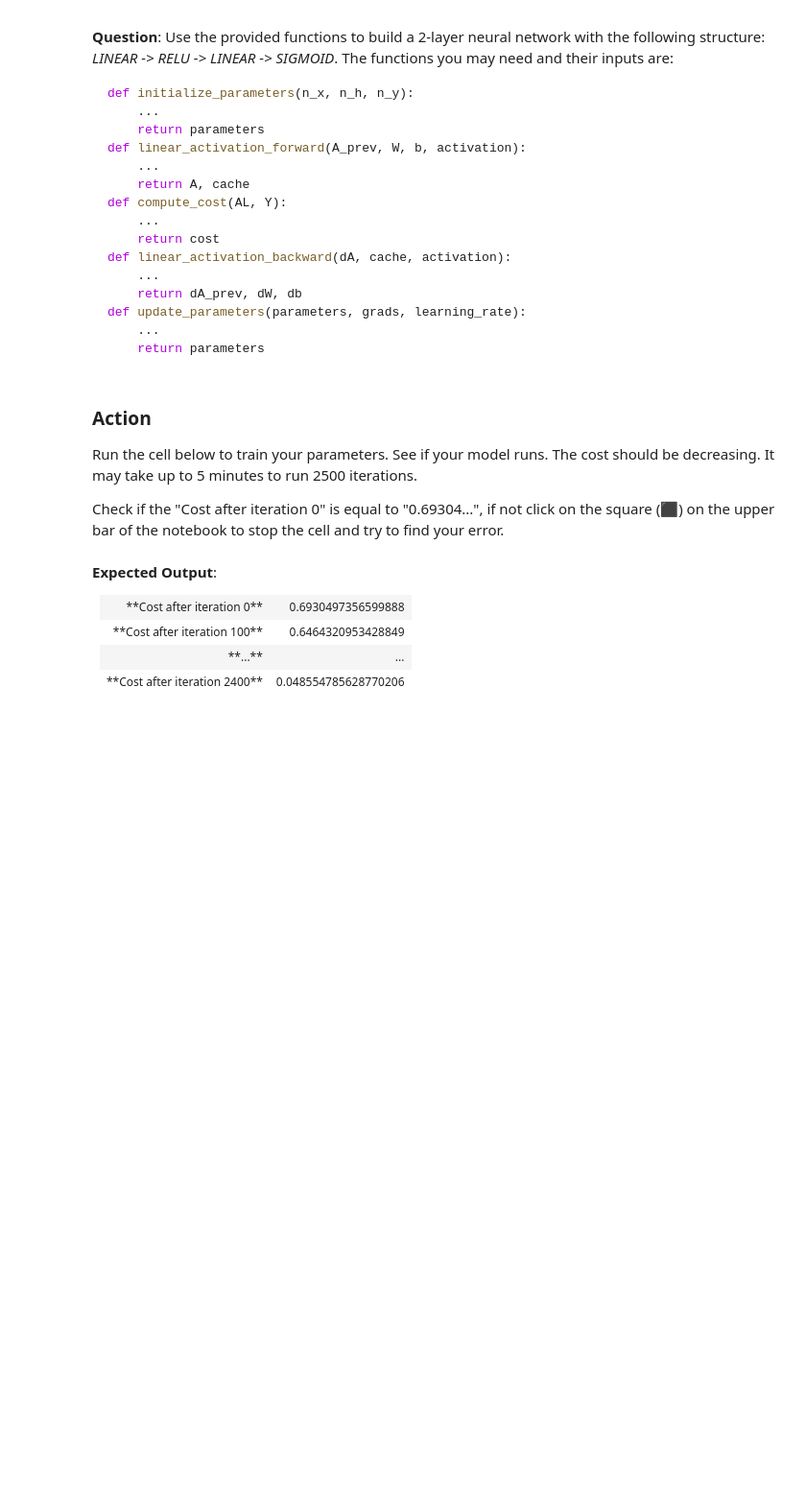
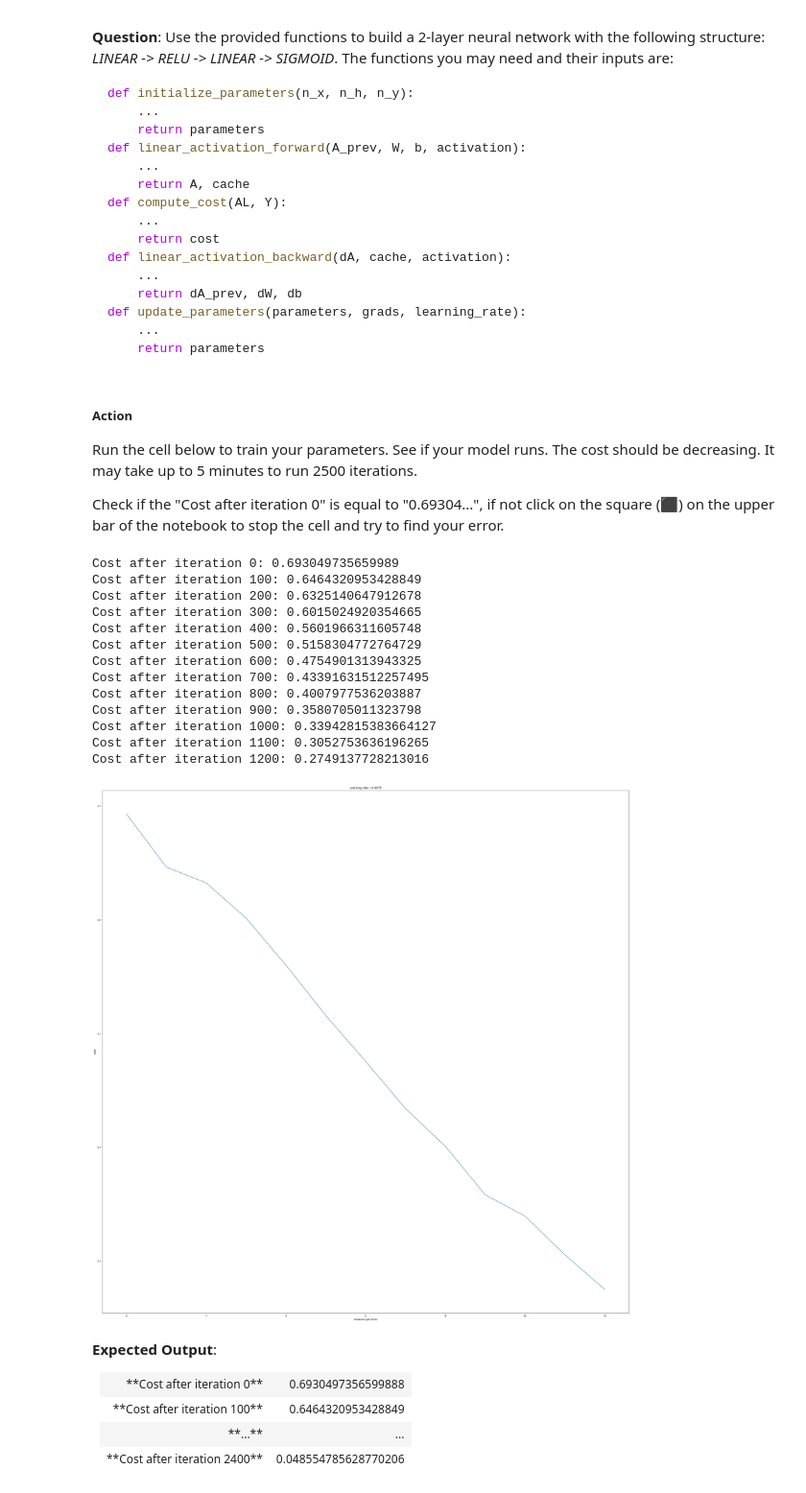
Before and after one commit to samuelladibe/S9_el_tegy_samuel_ladibe, a Jupyter notebook: Modelisation/tp3/Deep-NN-Application.ipynb, the cells around one changed output. Shown at 96% size. Saved outputs shown, nothing was run; the diff lists cells and outputs as text; code cells hidden in the pictures; blank space fills up the shorter version.

```diff
--- a/Modelisation/tp3/Deep-NN-Application.ipynb
+++ b/Modelisation/tp3/Deep-NN-Application.ipynb
@@ -124,3 +224,6 @@ print ("test_x's shape: " + str(test_x.shape))
+# %%
+train_x = train_x_orig.reshape(train_x_orig.shape[0], -1).T / 255.
+test_x = test_x_orig.reshape(test_x_orig.shape[0], -1).T / 255.
 # %% [markdown]
 $12,288$ equals $64 \times 64 \times 3$ which is the size of one reshaped image vector.
 # %% [markdown]
@@ -285,12 +388,27 @@ def two_layer_model(X, Y, layers_dims, learning_rate = 0.0075, num_iterations =
 
     return parameters
 # %% [markdown]
-### Action
+##### Action
 Run the cell below to train your parameters. See if your model runs. The cost should be decreasing. It may take up to 5 minutes to run 2500 iterations.
 
 Check if the "Cost after iteration 0" is equal to "0.69304...", if not click on the square (⬛) on the upper bar of the notebook to stop the cell and try to find your error.
 # %%
-parameters = two_layer_model(train_x, train_y, layers_dims = (n_x, n_h, n_y), num_iterations = 2500, print_cost=True)
+parameters = two_layer_model(train_x, train_y, layers_dims = (n_x, n_h, n_y), num_iterations = 1250, print_cost=True)
+# %% [output]
+Cost after iteration 0: 0.693049735659989
+Cost after iteration 100: 0.6464320953428849
+Cost after iteration 200: 0.6325140647912678
+Cost after iteration 300: 0.6015024920354665
+Cost after iteration 400: 0.5601966311605748
+Cost after iteration 500: 0.5158304772764729
+Cost after iteration 600: 0.4754901313943325
+Cost after iteration 700: 0.43391631512257495
+Cost after iteration 800: 0.4007977536203887
+Cost after iteration 900: 0.3580705011323798
+Cost after iteration 1000: 0.33942815383664127
+Cost after iteration 1100: 0.3052753636196265
+Cost after iteration 1200: 0.2749137728213016
+[figure, added]
 # %% [markdown]
 **Expected Output**:
 <table>
```
Also changed, not shown: parts of 20 cells of this notebook.
